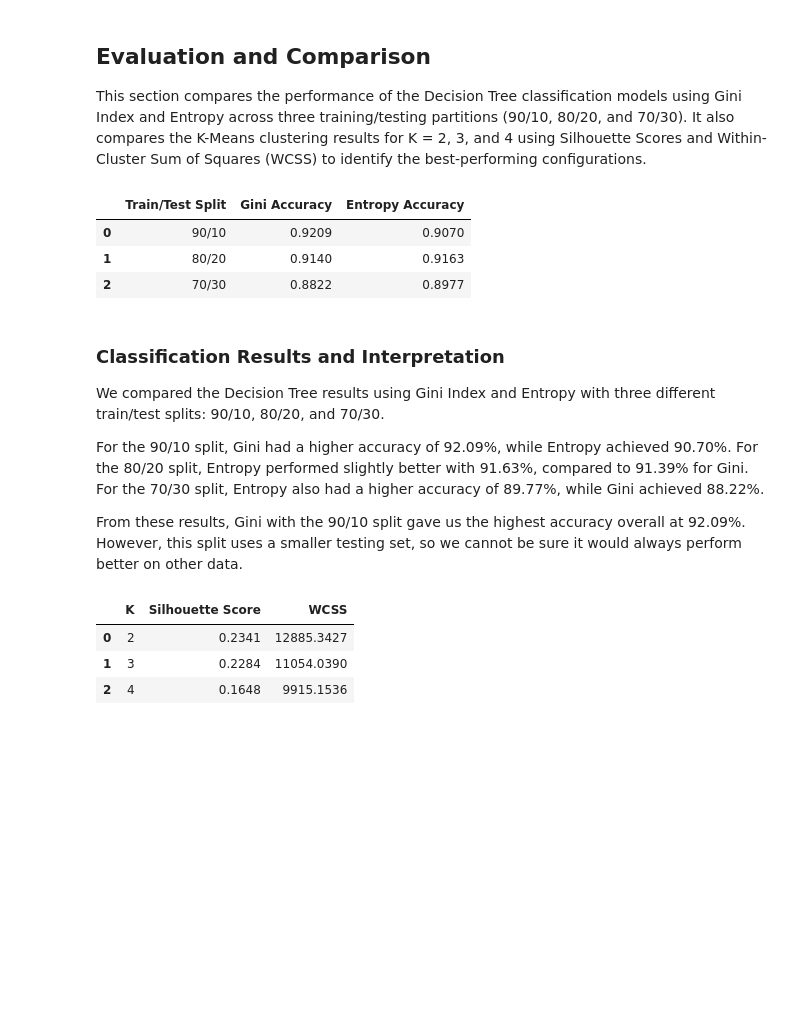
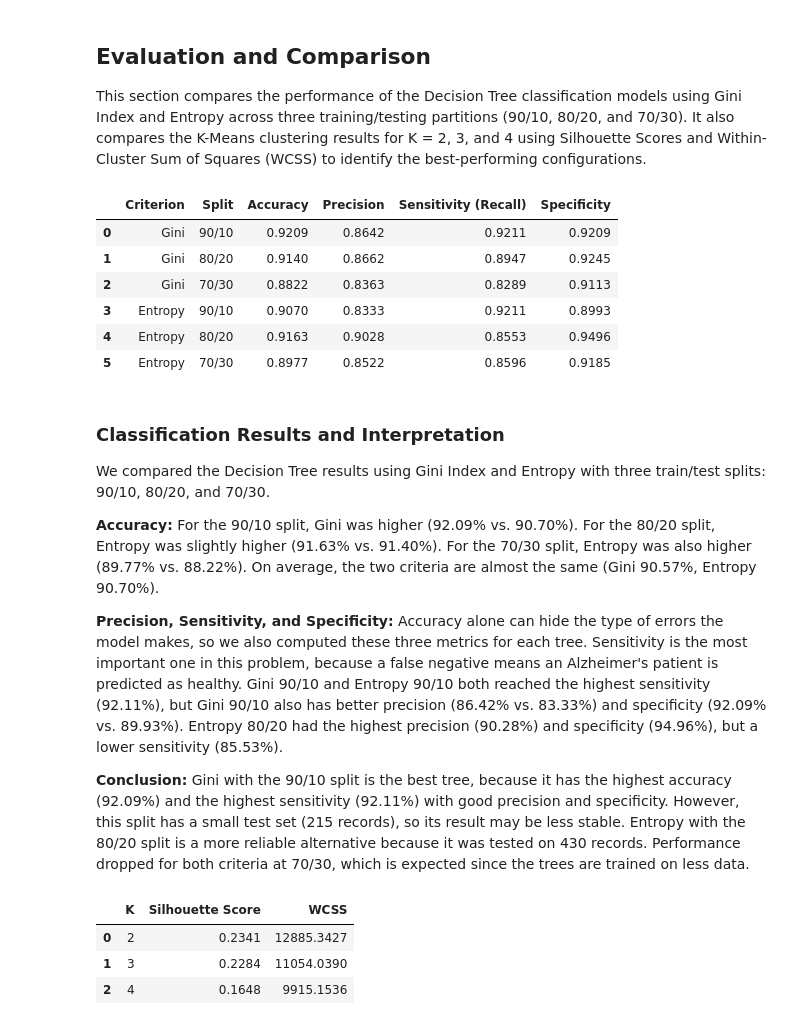
Before and after one commit to Wafa-Alobaidi/IT326-Data-Mining-Project, a Jupyter notebook: Phase3.ipynb, the cells around one changed output. Drawn from its saved outputs; the diff is of its cells as text; code cells hidden in the pictures; blank space fills up the shorter version.

```diff
--- a/Phase3.ipynb
+++ b/Phase3.ipynb
@@ -1146,37 +1187,27 @@ PCA was used only for two-dimensional visualization, while clustering was perfor
 ## Evaluation and Comparison
 
 This section compares the performance of the Decision Tree classification models using Gini Index and Entropy across three training/testing partitions (90/10, 80/20, and 70/30). It also compares the K-Means clustering results for K = 2, 3, and 4 using Silhouette Scores and Within-Cluster Sum of Squares (WCSS) to identify the best-performing configurations.
-# %%
-# Classification comparison table
-
-classification_comparison = pd.DataFrame({
-    'Train/Test Split': ['90/10', '80/20', '70/30'],
-    'Gini Accuracy': [
-        gini_results['90/10'],
-        gini_results['80/20'],
-        gini_results['70/30']
-    ],
-    'Entropy Accuracy': [
-        entropy_results['90/10'],
-        entropy_results['80/20'],
-        entropy_results['70/30']
-    ]
-})
-
-display(classification_comparison.round(4))
-# %% [output]
-|  | Train/Test Split | Gini Accuracy | Entropy Accuracy |
-| 0 | 90/10 | 0.9209 | 0.9070 |
-| 1 | 80/20 | 0.9140 | 0.9163 |
-| 2 | 70/30 | 0.8822 | 0.8977 |
-# %% [markdown]
-### Classification Results and Interpretation
-
-We compared the Decision Tree results using Gini Index and Entropy with three different train/test splits: 90/10, 80/20, and 70/30.
-
-For the 90/10 split, Gini had a higher accuracy of 92.09%, while Entropy achieved 90.70%. For the 80/20 split, Entropy performed slightly better with 91.63%, compared to 91.39% for Gini. For the 70/30 split, Entropy also had a higher accuracy of 89.77%, while Gini achieved 88.22%.
-
-From these results, Gini with the 90/10 split gave us the highest accuracy overall at 92.09%. However, this split uses a smaller testing set, so we cannot be sure it would always perform better on other data.
+# %%
+# Precision, Sensitivity, Specificity for each tree
+display(metrics_df.round(4))
+# %% [output]
+|  | Criterion | Split | Accuracy | Precision | Sensitivity (Recall) | Specificity |
+| 0 | Gini | 90/10 | 0.9209 | 0.8642 | 0.9211 | 0.9209 |
+| 1 | Gini | 80/20 | 0.9140 | 0.8662 | 0.8947 | 0.9245 |
+| 2 | Gini | 70/30 | 0.8822 | 0.8363 | 0.8289 | 0.9113 |
+| 3 | Entropy | 90/10 | 0.9070 | 0.8333 | 0.9211 | 0.8993 |
+| 4 | Entropy | 80/20 | 0.9163 | 0.9028 | 0.8553 | 0.9496 |
+| 5 | Entropy | 70/30 | 0.8977 | 0.8522 | 0.8596 | 0.9185 |
+# %% [markdown]
+### Classification Results and Interpretation
+
+We compared the Decision Tree results using Gini Index and Entropy with three train/test splits: 90/10, 80/20, and 70/30.
+
+**Accuracy:** For the 90/10 split, Gini was higher (92.09% vs. 90.70%). For the 80/20 split, Entropy was slightly higher (91.63% vs. 91.40%). For the 70/30 split, Entropy was also higher (89.77% vs. 88.22%). On average, the two criteria are almost the same (Gini 90.57%, Entropy 90.70%).
+
+**Precision, Sensitivity, and Specificity:** Accuracy alone can hide the type of errors the model makes, so we also computed these three metrics for each tree. Sensitivity is the most important one in this problem, because a false negative means an Alzheimer's patient is predicted as healthy. Gini 90/10 and Entropy 90/10 both reached the highest sensitivity (92.11%), but Gini 90/10 also has better precision (86.42% vs. 83.33%) and specificity (92.09% vs. 89.93%). Entropy 80/20 had the highest precision (90.28%) and specificity (94.96%), but a lower sensitivity (85.53%).
+
+**Conclusion:** Gini with the 90/10 split is the best tree, because it has the highest accuracy (92.09%) and the highest sensitivity (92.11%) with good precision and specificity. However, this split has a small test set (215 records), so its result may be less stable. Entropy with the 80/20 split is a more reliable alternative because it was tested on 430 records. Performance dropped for both criteria at 70/30, which is expected since the trees are trained on less data.
 # %%
 # K-Means clustering comparison table
 
```
Also changed, not shown: parts of 4 cells of this notebook.
